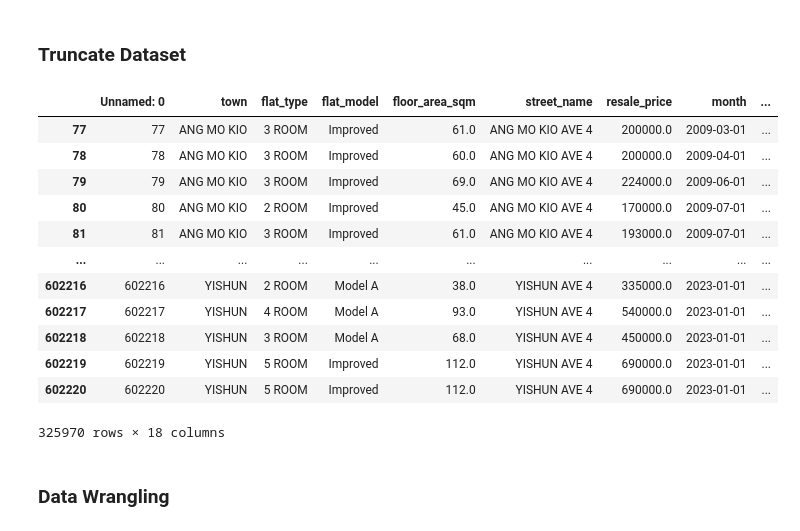
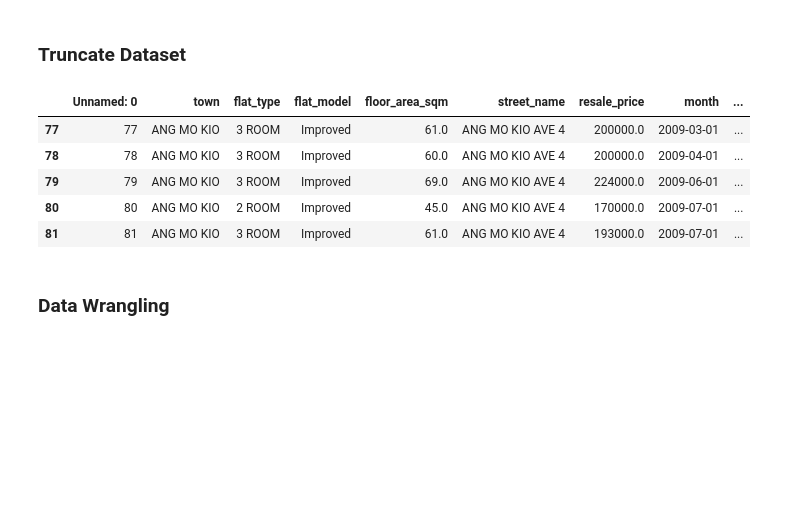
Before and after one commit to kkinmunn/is4303_hdbresale, a Jupyter notebook: eda/datablending.ipynb, the cells around one changed output. Drawn from its saved outputs; the diff is of its cells as text; code cells hidden in the pictures; blank space fills up the shorter version.

```diff
--- a/eda/datablending.ipynb
+++ b/eda/datablending.ipynb
@@ -41,23 +38,16 @@ data_hdb_raw
 # %%
 # Reduce to Last 15 Years i.e. 2009 onwards
 data_hdb_last15 = data_hdb_raw
 data_hdb_last15['month'] = pd.to_datetime(data_hdb_last15['month'])
 data_hdb_last15 = data_hdb_last15[data_hdb_last15['month'].dt.year >= 2009]
-data_hdb_last15
+data_hdb_last15.head()
 # %% [output]
 |  | Unnamed: 0 | town | flat_type | flat_model | floor_area_sqm | street_name | resale_price | month | ... |
 | 77 | 77 | ANG MO KIO | 3 ROOM | Improved | 61.0 | ANG MO KIO AVE 4 | 200000.0 | 2009-03-01 | ... |
 | 78 | 78 | ANG MO KIO | 3 ROOM | Improved | 60.0 | ANG MO KIO AVE 4 | 200000.0 | 2009-04-01 | ... |
 | 79 | 79 | ANG MO KIO | 3 ROOM | Improved | 69.0 | ANG MO KIO AVE 4 | 224000.0 | 2009-06-01 | ... |
 | 80 | 80 | ANG MO KIO | 2 ROOM | Improved | 45.0 | ANG MO KIO AVE 4 | 170000.0 | 2009-07-01 | ... |
 | 81 | 81 | ANG MO KIO | 3 ROOM | Improved | 61.0 | ANG MO KIO AVE 4 | 193000.0 | 2009-07-01 | ... |
-| ... | ... | ... | ... | ... | ... | ... | ... | ... | ... |
-| 602216 | 602216 | YISHUN | 2 ROOM | Model A | 38.0 | YISHUN AVE 4 | 335000.0 | 2023-01-01 | ... |
-| 602217 | 602217 | YISHUN | 4 ROOM | Model A | 93.0 | YISHUN AVE 4 | 540000.0 | 2023-01-01 | ... |
-| 602218 | 602218 | YISHUN | 3 ROOM | Model A | 68.0 | YISHUN AVE 4 | 450000.0 | 2023-01-01 | ... |
-| 602219 | 602219 | YISHUN | 5 ROOM | Improved | 112.0 | YISHUN AVE 4 | 690000.0 | 2023-01-01 | ... |
-| 602220 | 602220 | YISHUN | 5 ROOM | Improved | 112.0 | YISHUN AVE 4 | 690000.0 | 2023-01-01 | ... |
-325970 rows × 18 columns
 # %% [markdown]
 ### Data Wrangling
 # %%
```
Also changed, not shown: parts of 9 cells of this notebook.
